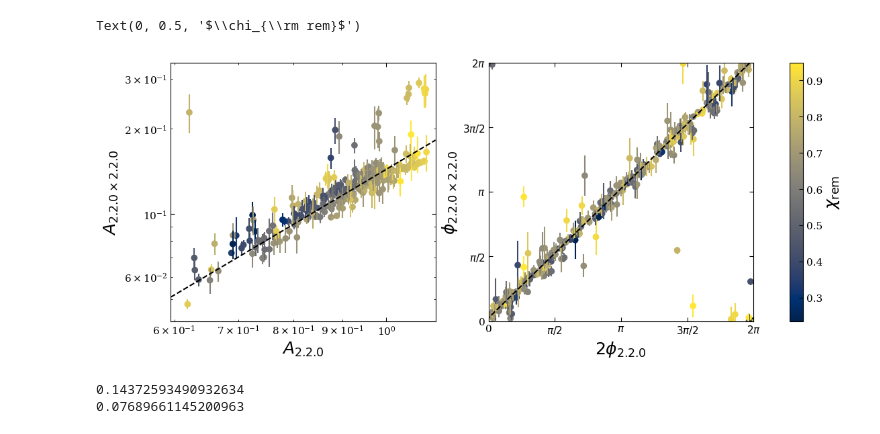
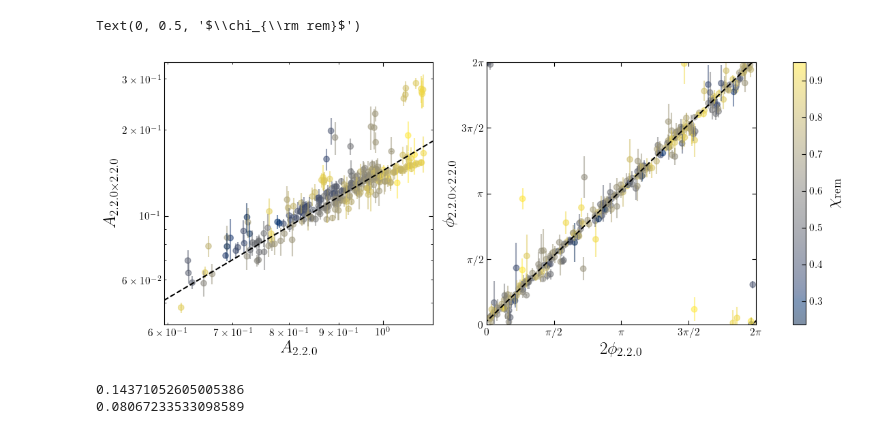
Before and after one commit to mhycheung/jaxqualin, a Jupyter notebook: notebooks/plotting/quad_fig.ipynb, the cells around one changed output. Drawn from its saved outputs; the diff is of its cells as text; code cells hidden in the pictures.

```diff
--- a/notebooks/plotting/quad_fig.ipynb
+++ b/notebooks/plotting/quad_fig.ipynb
@@ -66,42 +62,42 @@ fig, axs = plt.subplots(1, 2, figsize = (14, 5))
 beta_amp = plot_mode_vs_mode_amplitude(df, quad_l, quad_m, pro_quad_mode, retro_quad_mode,
                             lin_l, lin_m, pro_lin_mode, retro_lin_mode,
                             fit_type = "quadratic",
                             fig = fig, ax = axs[0], colorbar = False, fit = True,
-                            skip_num = [156])
+                            skip_num = [156, 1432], alpha = 0.5)
 xsfit = np.linspace(*axs[0].get_xlim(), num = 100)
 # ysfit = linfunc2([-0.829738], np.log10(xsfit))
 # axs[0].loglog(xsfit, 10**ysfit, c = "k", ls = "--")
 # ysfit2 = linfunc2([np.log10(0.19)], np.log10(xsfit))
 # axs[0].loglog(xsfit, 10**ysfit2, c = "k", ls = ":")
 # ysfit3 = linfunc2([np.log10(0.17)], np.log10(xsfit))
 # axs[0].loglog(xsfit, 10**ysfit3, c = "k", ls = "-.")
 # ysfit4 = linfunc2([np.log10(0.1637)], np.log10(xsfit))
 # axs[0].loglog(xsfit, 10**ysfit4, c = "k", ls = "-")
 axs[0].plot()
 
 sc, beta_phase = plot_mode_vs_mode_phase(df, quad_l, quad_m, pro_quad_mode, retro_quad_mode,
                              lin_l, lin_m, pro_lin_mode, retro_lin_mode,
                              fit_type = "quadratic",
                              fig = fig, ax = axs[1], colorbar = False, return_sc = True,
                              fit = True,
-                             skip_num = [156])
+                             skip_num = [156, 1432], alpha = 0.5)
 # xsfit = np.linspace(0, 2*np.pi, num = 100)
 # ysfit = xsfit + 0.105
 # axs[1].plot(xsfit, ysfit, ls = "--", c = 'k')
 
 cb = fig.colorbar(sc, ax = axs)
 cb.ax.set_ylabel(r"$\chi_{\rm rem}$")
 
 # plt.savefig(f"../../plots/{runname}_{pro_lin_mode}_{pro_quad_mode}.pdf", bbox_inches = "tight")
 # %% [output]
 Text(0, 0.5, '$\\chi_{\\rm rem}$')
-[figure, old version]
+[figure, new version]
 # %%
 print(10**beta_amp[0])
 print(beta_phase[0])
 # %% [output]
-0.14372593490932634
-0.07689661145200963
+0.14371052605005386
+0.08067233533098589
 # %%
 fig, ax = plt.subplots(1, 1, figsize = (7, 5))
 ax.set_ylim(0.1, 0.3)
```
Also changed, not shown: parts of 10 cells of this notebook, 47 other files.
